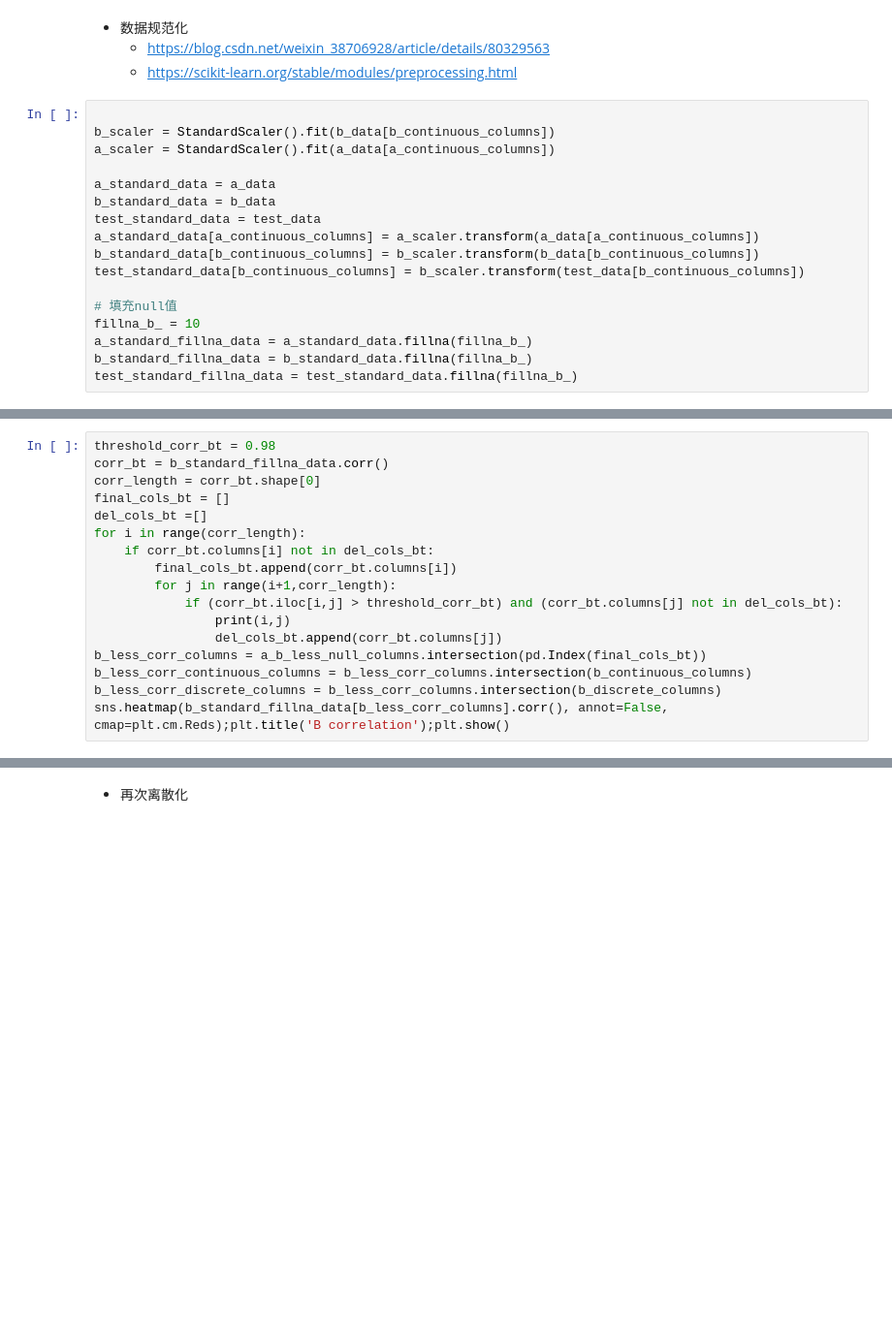
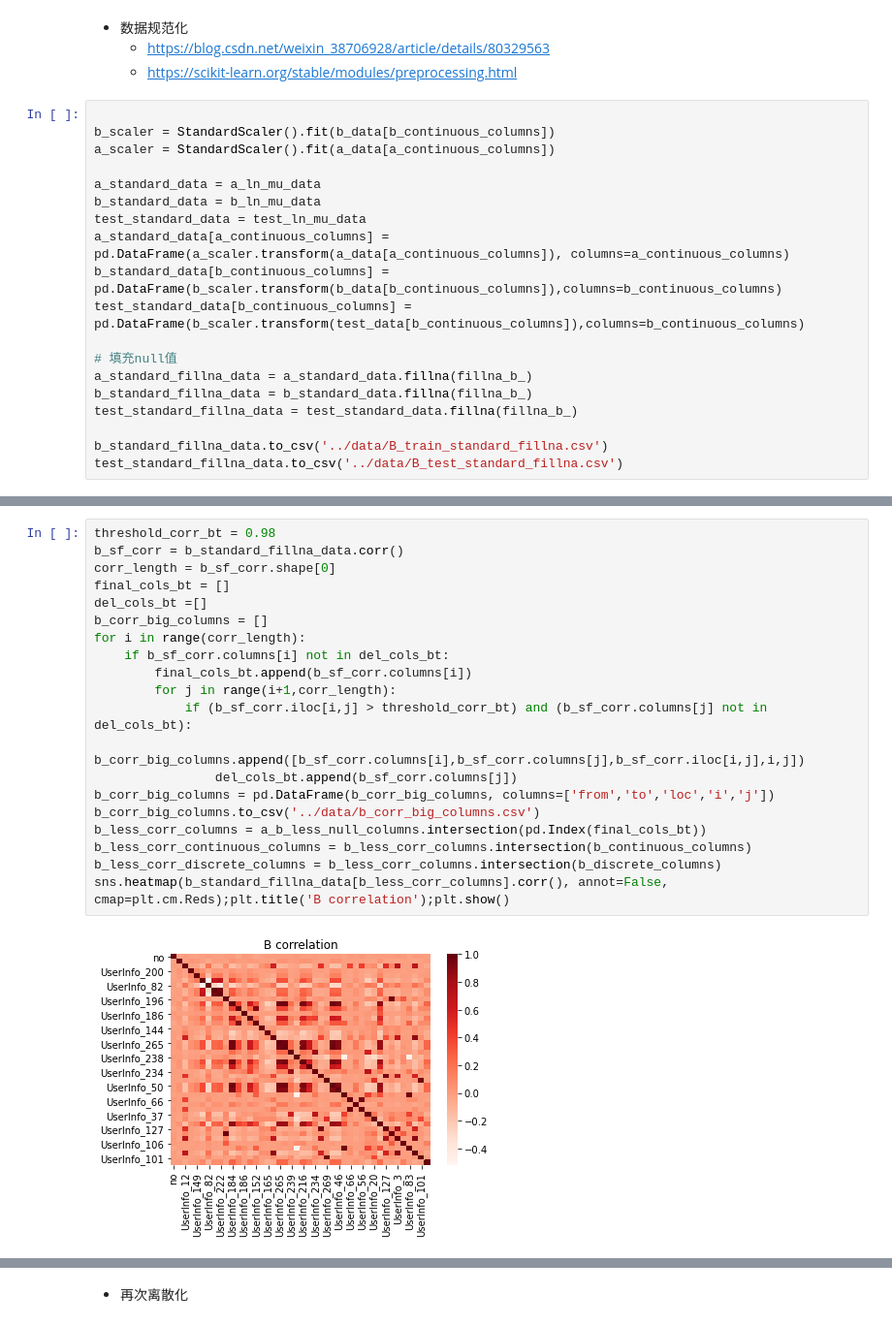
Before and after one commit to heran/QH_FInSight, a Jupyter notebook: code/eda.ipynb, the cells around one changed output, grey strips where cells are left out. Shown at 97% size. Saved outputs shown, nothing was run; the diff lists cells and outputs as text; blank space fills up the shorter version.

```diff
--- a/code/eda.ipynb
+++ b/code/eda.ipynb
@@ -148,15 +180,17 @@ all_data_n_unique[a_continuous_columns].describe()
 b_scaler = StandardScaler().fit(b_data[b_continuous_columns])
 a_scaler = StandardScaler().fit(a_data[a_continuous_columns])
 
-a_standard_data = a_data
-b_standard_data = b_data
-test_standard_data = test_data
-a_standard_data[a_continuous_columns] = a_scaler.transform(a_data[a_continuous_columns])
-b_standard_data[b_continuous_columns] = b_scaler.transform(b_data[b_continuous_columns])
-test_standard_data[b_continuous_columns] = b_scaler.transform(test_data[b_continuous_columns])
+a_standard_data = a_ln_mu_data
+b_standard_data = b_ln_mu_data
+test_standard_data = test_ln_mu_data
+a_standard_data[a_continuous_columns] = pd.DataFrame(a_scaler.transform(a_data[a_continuous_columns]), columns=a_continuous_columns)
+b_standard_data[b_continuous_columns] = pd.DataFrame(b_scaler.transform(b_data[b_continuous_columns]),columns=b_continuous_columns)
+test_standard_data[b_continuous_columns] = pd.DataFrame(b_scaler.transform(test_data[b_continuous_columns]),columns=b_continuous_columns)
 
 # 填充null值
-fillna_b_ = 10
 a_standard_fillna_data = a_standard_data.fillna(fillna_b_)
 b_standard_fillna_data = b_standard_data.fillna(fillna_b_)
 test_standard_fillna_data = test_standard_data.fillna(fillna_b_)
+
+b_standard_fillna_data.to_csv('../data/B_train_standard_fillna.csv')
+test_standard_fillna_data.to_csv('../data/B_test_standard_fillna.csv')
@@ -167,20 +219,25 @@ test_standard_fillna_data = test_standard_data.fillna(fillna_b_)
 # %%
 threshold_corr_bt = 0.98
-corr_bt = b_standard_fillna_data.corr()
-corr_length = corr_bt.shape[0]
+b_sf_corr = b_standard_fillna_data.corr()
+corr_length = b_sf_corr.shape[0]
 final_cols_bt = []
 del_cols_bt =[]
+b_corr_big_columns = []
 for i in range(corr_length):
-    if corr_bt.columns[i] not in del_cols_bt:
-        final_cols_bt.append(corr_bt.columns[i])
+    if b_sf_corr.columns[i] not in del_cols_bt:
+        final_cols_bt.append(b_sf_corr.columns[i])
         for j in range(i+1,corr_length):
-            if (corr_bt.iloc[i,j] > threshold_corr_bt) and (corr_bt.columns[j] not in del_cols_bt):
-                print(i,j)
-                del_cols_bt.append(corr_bt.columns[j])
+            if (b_sf_corr.iloc[i,j] > threshold_corr_bt) and (b_sf_corr.columns[j] not in del_cols_bt):
+                b_corr_big_columns.append([b_sf_corr.columns[i],b_sf_corr.columns[j],b_sf_corr.iloc[i,j],i,j])
+                del_cols_bt.append(b_sf_corr.columns[j])
+b_corr_big_columns = pd.DataFrame(b_corr_big_columns, columns=['from','to','loc','i','j'])
+b_corr_big_columns.to_csv('../data/b_corr_big_columns.csv')
 b_less_corr_columns = a_b_less_null_columns.intersection(pd.Index(final_cols_bt))
 b_less_corr_continuous_columns = b_less_corr_columns.intersection(b_continuous_columns)
 b_less_corr_discrete_columns = b_less_corr_columns.intersection(b_discrete_columns)
 sns.heatmap(b_standard_fillna_data[b_less_corr_columns].corr(), annot=False, cmap=plt.cm.Reds);plt.title('B correlation');plt.show()
+# %% [output]
+[figure, added]
 # %% [markdown]
 
 * 同分布检验
```
Also changed, not shown: parts of 14 cells of this notebook, 1 other file.
